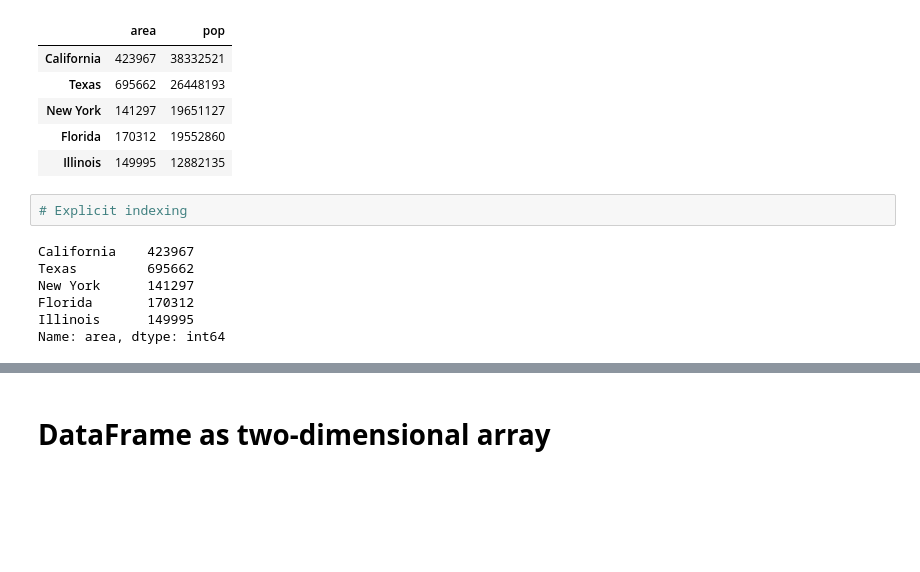
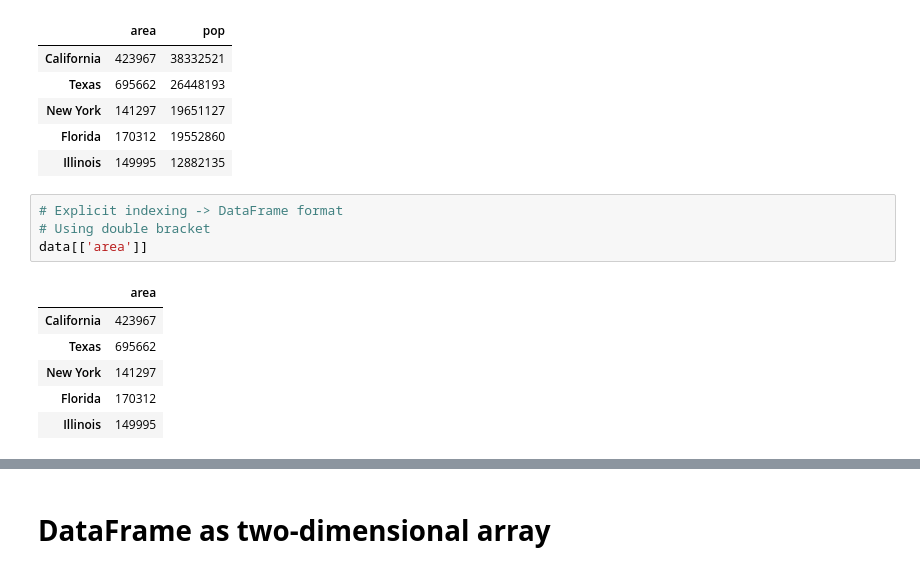
Before and after one commit to hasanahaffendy/STQD6014---Data-Science, a Jupyter notebook: Week10_Pandas_20231224_WC.ipynb, the cells around one changed output, grey strips where cells are left out. Saved outputs shown, nothing was run; the diff lists cells and outputs as text; blank space fills up the shorter version.

```diff
--- a/Week10_Pandas_20231224_WC.ipynb
+++ b/Week10_Pandas_20231224_WC.ipynb
@@ -481,13 +481,15 @@ data
 | Florida | 170312 | 19552860 |
 | Illinois | 149995 | 12882135 |
 # %%
-# Explicit indexing
+# Explicit indexing -> DataFrame format
+# Using double bracket
+data[['area']]
 # %% [output]
-California    423967
-Texas         695662
-New York      141297
-Florida       170312
-Illinois      149995
-Name: area, dtype: int64
+|  | area |
+| California | 423967 |
+| Texas | 695662 |
+| New York | 141297 |
+| Florida | 170312 |
+| Illinois | 149995 |
 # %%
 # Logical testing
```
Also changed, not shown: parts of 27 cells of this notebook.
